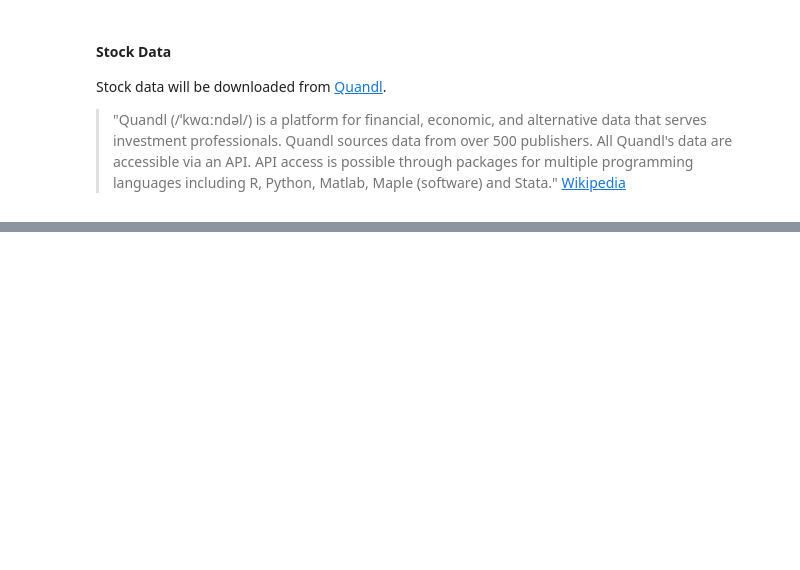
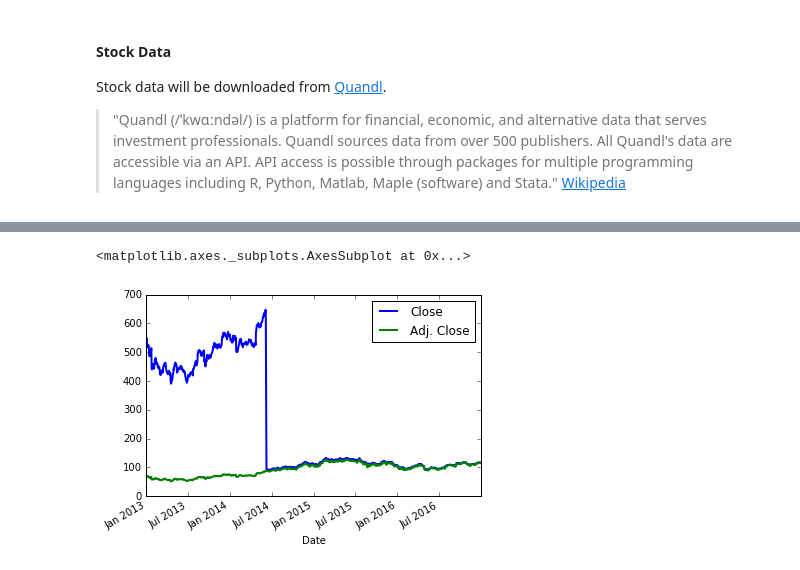
Before and after one commit to laeccan/MLND-Capstone, a Jupyter notebook: Draft-1.ipynb, the cells around one changed output, grey strips where cells are left out. Saved outputs shown, nothing was run; the diff lists cells and outputs as text; code cells hidden in the pictures; blank space fills up the shorter version.

```diff
--- a/Draft-1.ipynb
+++ b/Draft-1.ipynb
@@ -162,0 +175,5 @@ test_data[['Open','High', 'Adj. Close']].cumsum().plot(lw=2.0)
+# %%
+data[['Close', 'Adj. Close']].plot(lw=2.0)
+# %% [output]
+<matplotlib.axes._subplots.AxesSubplot at 0x...>
+[figure, added]
```
Also changed, not shown: parts of 16 cells of this notebook.
